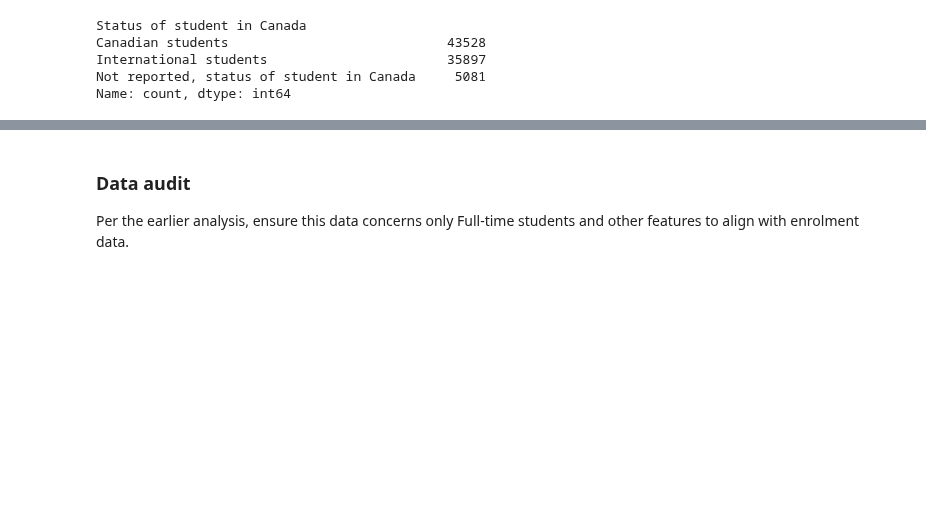
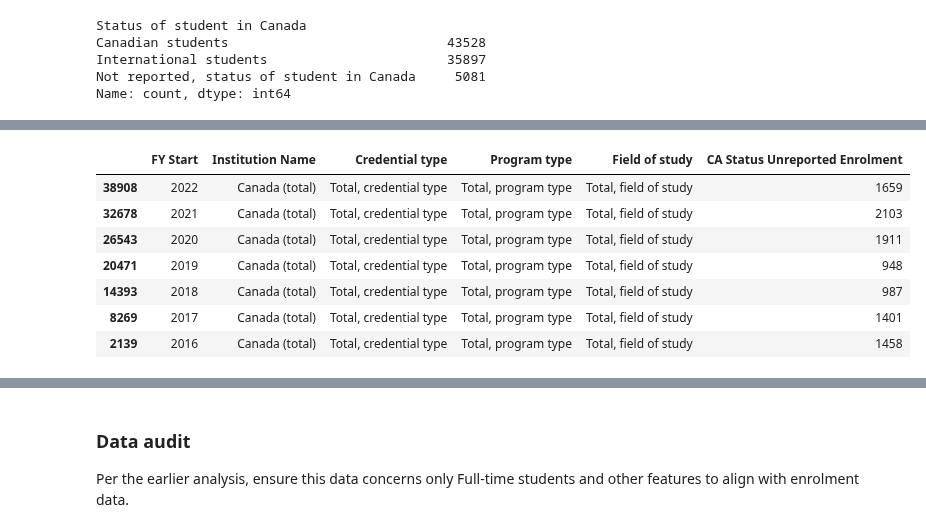
Before and after one commit to tjjdoherty/canadian-psi-project, a Jupyter notebook: program_cred_analysis.ipynb, the cells around one changed output, grey strips where cells are left out. Cells and saved outputs as stored; diff of their text form; code cells hidden in the pictures; blank space fills up the shorter version.

```diff
--- a/program_cred_analysis.ipynb
+++ b/program_cred_analysis.ipynb
@@ -452,0 +462,18 @@ Name: count, dtype: int64
+# %%
+# How many across Canada per year - grand totals across all programs, credentials & fields of study
+
+cleaned_progs[(cleaned_progs['Institution Name'] == 'Canada (total)') &
+              (cleaned_progs['CA Status Unreported Enrolment'] > 0) &
+              (cleaned_progs['Program type'] == 'Total, program type') &
+              (cleaned_progs['Credential type'] == 'Total, credential type') &
+              (cleaned_progs['Field of study'] == 'Total, field of study')
+            ][['FY Start', 'Institution Name', 'Credential type', 'Program type', 'Field of study', 'CA Status Unreported Enrolment']].sort_values(by='FY Start', ascending=False)
+# %% [output]
+|  | FY Start | Institution Name | Credential type | Program type | Field of study | CA Status Unreported Enrolment |
+| 38908 | 2022 | Canada (total) | Total, credential type | Total, program type | Total, field of study | 1659 |
+| 32678 | 2021 | Canada (total) | Total, credential type | Total, program type | Total, field of study | 2103 |
+| 26543 | 2020 | Canada (total) | Total, credential type | Total, program type | Total, field of study | 1911 |
+| 20471 | 2019 | Canada (total) | Total, credential type | Total, program type | Total, field of study | 948 |
+| 14393 | 2018 | Canada (total) | Total, credential type | Total, program type | Total, field of study | 987 |
+| 8269 | 2017 | Canada (total) | Total, credential type | Total, program type | Total, field of study | 1401 |
+| 2139 | 2016 | Canada (total) | Total, credential type | Total, program type | Total, field of study | 1458 |
```
Also changed, not shown: parts of 23 cells of this notebook.
